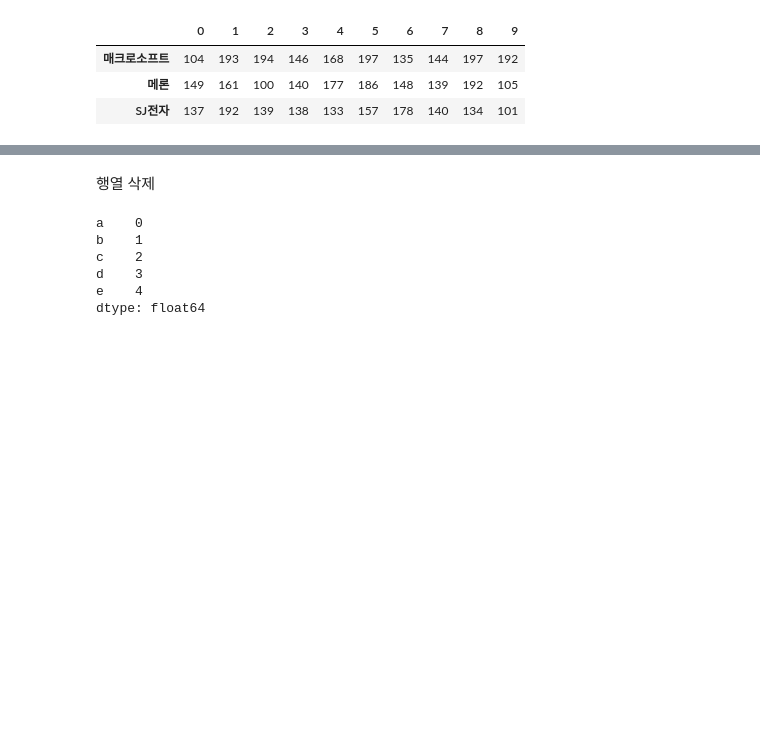
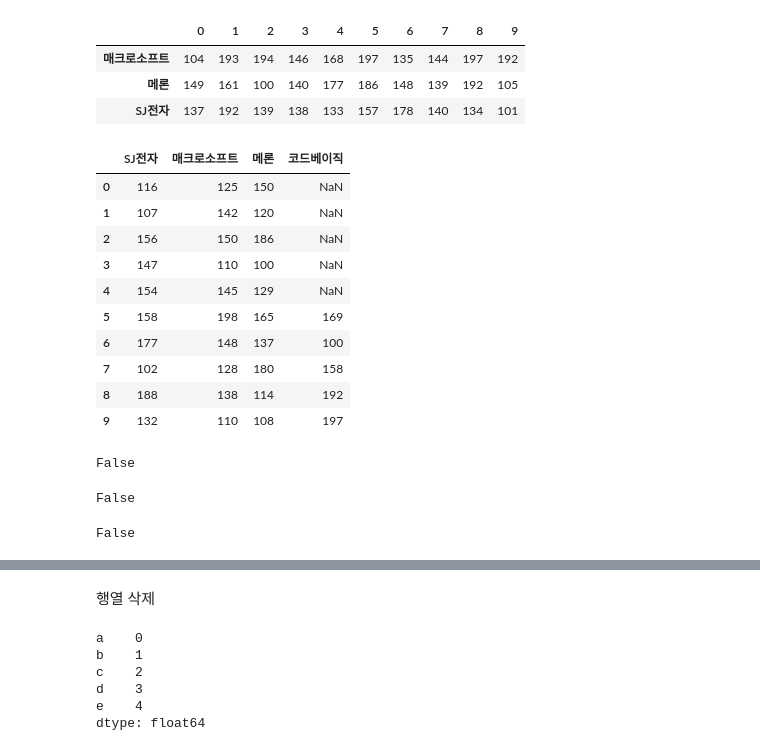
Before and after one commit to lseongjoo/bigpy, a Jupyter notebook: pandas.ipynb, the cells around one changed output, grey strips where cells are left out. Drawn from its saved outputs; the diff is of its cells as text; code cells hidden in the pictures; blank space fills up the shorter version.

```diff
--- a/pandas.ipynb
+++ b/pandas.ipynb
@@ -775,3 +779,31 @@ frame.reindex(columns=[u'매크로소프트', u'메론', u'SJ전자']).T
 | 매크로소프트 | 104 | 193 | 194 | 146 | 168 | 197 | 135 | 144 | 197 | 192 |
 | 메론 | 149 | 161 | 100 | 140 | 177 | 186 | 148 | 139 | 192 | 105 |
 | SJ전자 | 137 | 192 | 139 | 138 | 133 | 157 | 178 | 140 | 134 | 101 |
+# %%
+frame[u'코드베이직'] = Series(np.random.randint(100,200, size=5),
+                        index=range(5,10))
+frame
+# %% [output]
+|  | SJ전자 | 매크로소프트 | 메론 | 코드베이직 |
+| 0 | 116 | 125 | 150 | NaN |
+| 1 | 107 | 142 | 120 | NaN |
+| 2 | 156 | 150 | 186 | NaN |
+| 3 | 147 | 110 | 100 | NaN |
+| 4 | 154 | 145 | 129 | NaN |
+| 5 | 158 | 198 | 165 | 169 |
+| 6 | 177 | 148 | 137 | 100 |
+| 7 | 102 | 128 | 180 | 158 |
+| 8 | 188 | 138 | 114 | 192 |
+| 9 | 132 | 110 | 108 | 197 |
+# %%
+np.NaN == 0
+# %% [output]
+False
+# %%
+np.NaN < 0
+# %% [output]
+False
+# %%
+np.NaN > 0
+# %% [output]
+False
```
Also changed, not shown: parts of 53 cells of this notebook, 1 other file.
